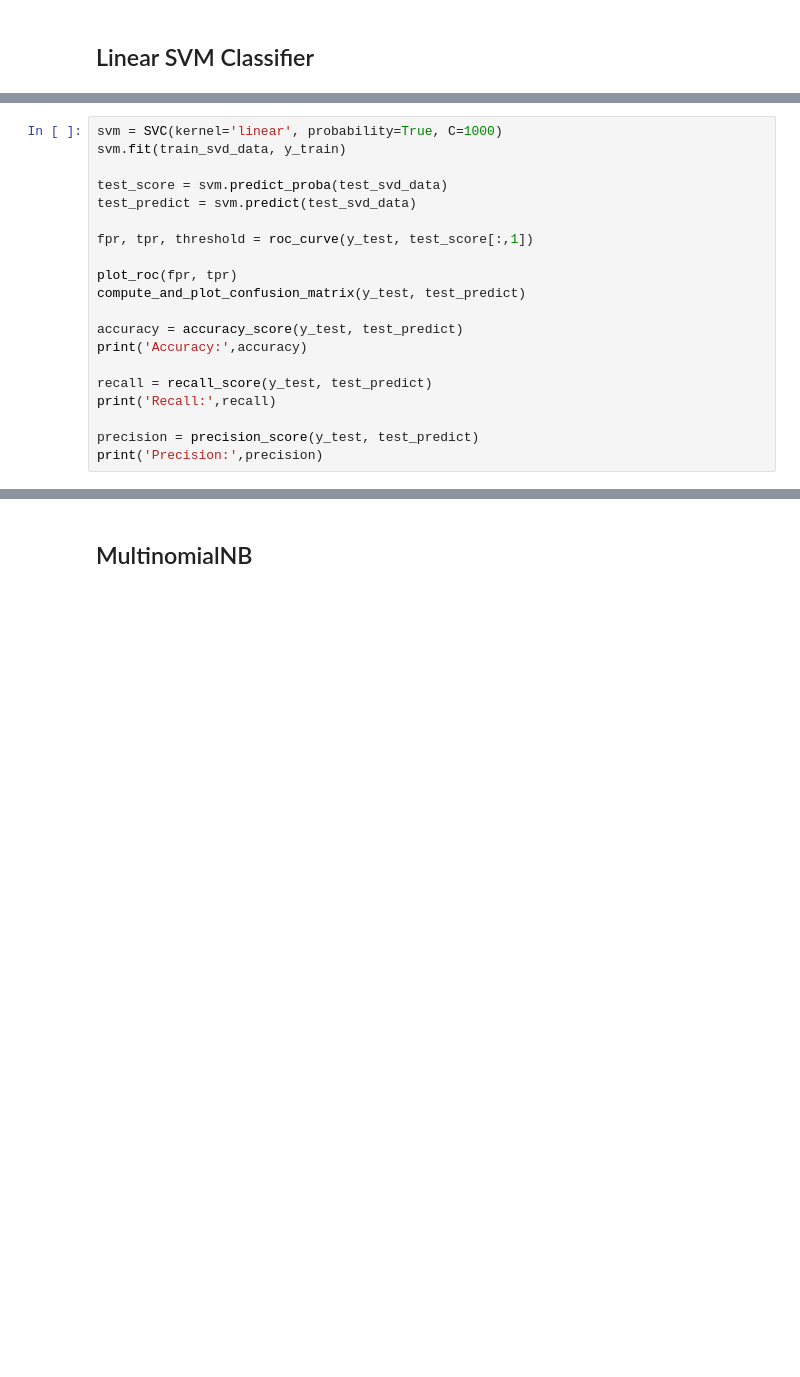
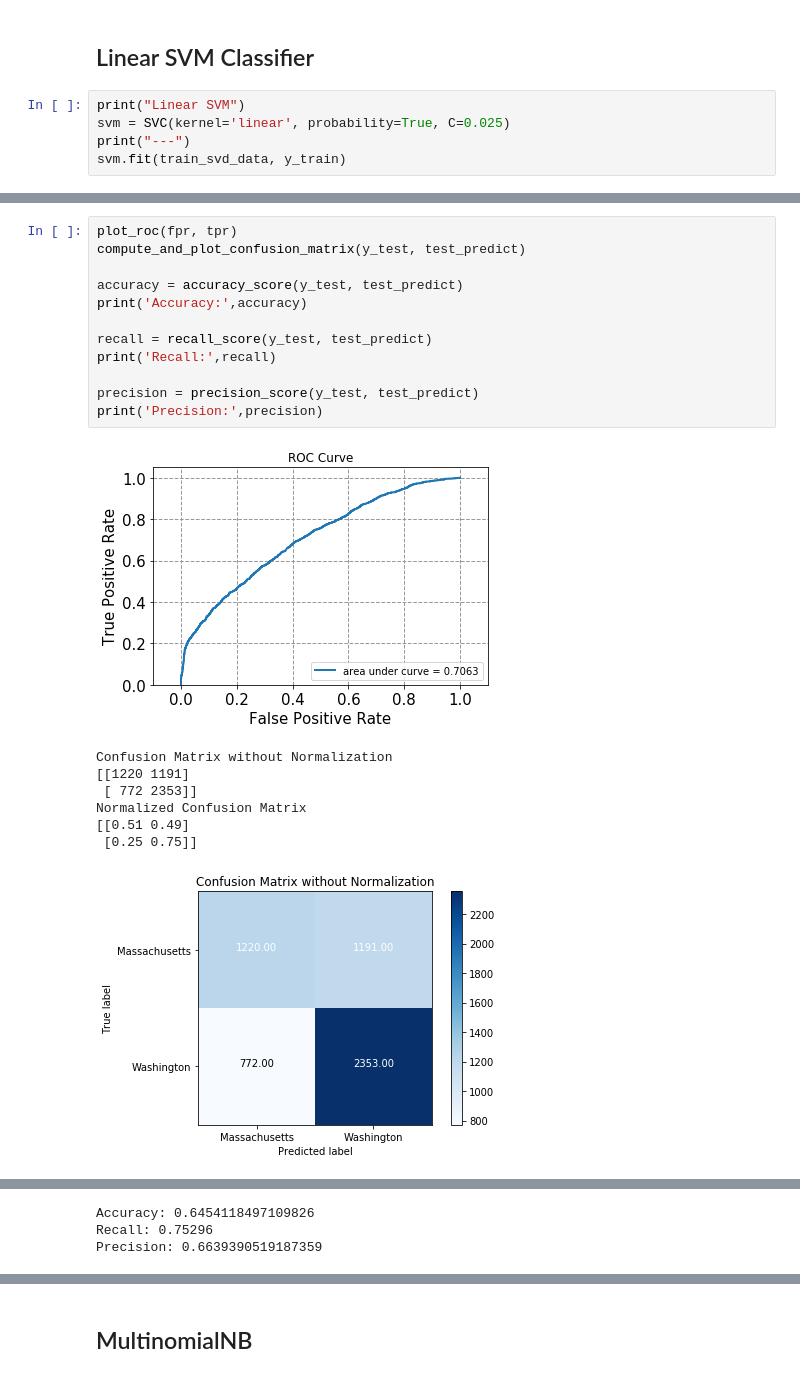
Before and after one commit to superAX/Twitter-Popularity-Prediction, a Jupyter notebook: EE219_Project5-Part2.ipynb, the cells around one changed output, grey strips where cells are left out. Cells and saved outputs as stored; diff of their text form; blank space fills up the shorter version.

```diff
--- a/EE219_Project5-Part2.ipynb
+++ b/EE219_Project5-Part2.ipynb
@@ -186,3 +186,8 @@ train_svd_data = pipe.fit_transform(X_train)
 test_svd_data = pipe.fit_transform(X_test)
 # %% [markdown]
 ## Linear SVM Classifier
+# %%
+print("Linear SVM")
+svm = SVC(kernel='linear', probability=True, C=0.025)
+print("---")
+svm.fit(train_svd_data, y_train)
@@ -189,20 +206,21 @@ test_svd_data = pipe.fit_transform(X_test)
 # %%
-svm = SVC(kernel='linear', probability=True, C=1000)
-svm.fit(train_svd_data, y_train)
-
-test_score = svm.predict_proba(test_svd_data)
-test_predict = svm.predict(test_svd_data)
-
-fpr, tpr, threshold = roc_curve(y_test, test_score[:,1])
-
 plot_roc(fpr, tpr)
 compute_and_plot_confusion_matrix(y_test, test_predict)
 
 accuracy = accuracy_score(y_test, test_predict)
 print('Accuracy:',accuracy)
 
 recall = recall_score(y_test, test_predict)
 print('Recall:',recall)
 
 precision = precision_score(y_test, test_predict)
 print('Precision:',precision)
+# %% [output]
+[figure, added]
+Confusion Matrix without Normalization
+[[1220 1191]
+ [ 772 2353]]
+Normalized Confusion Matrix
+[[0.51 0.49]
+ [0.25 0.75]]
+[figure, added]
@@ -208,0 +228,3 @@ print('Precision:',precision)
+Accuracy: 0.6454118497109826
+Recall: 0.75296
+Precision: 0.6639390519187359
```
Also changed, not shown: parts of 14 cells of this notebook, 1 other file.
